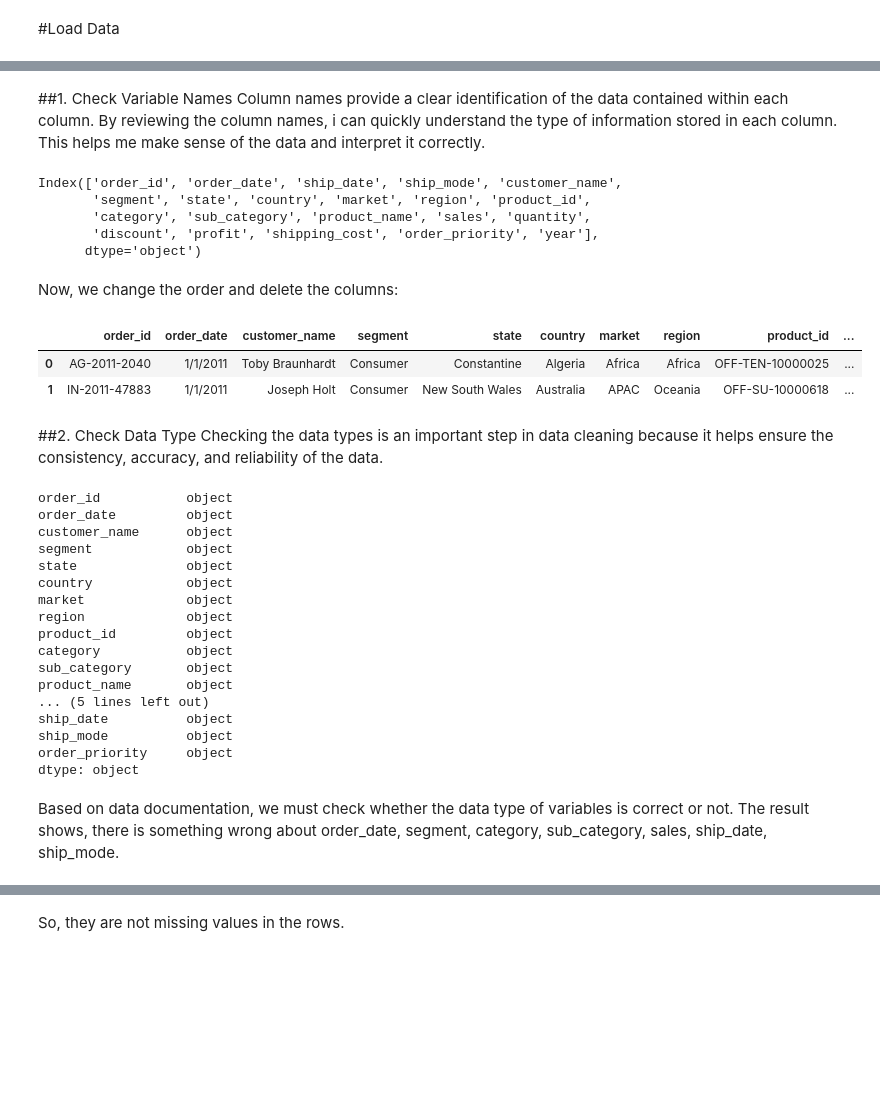
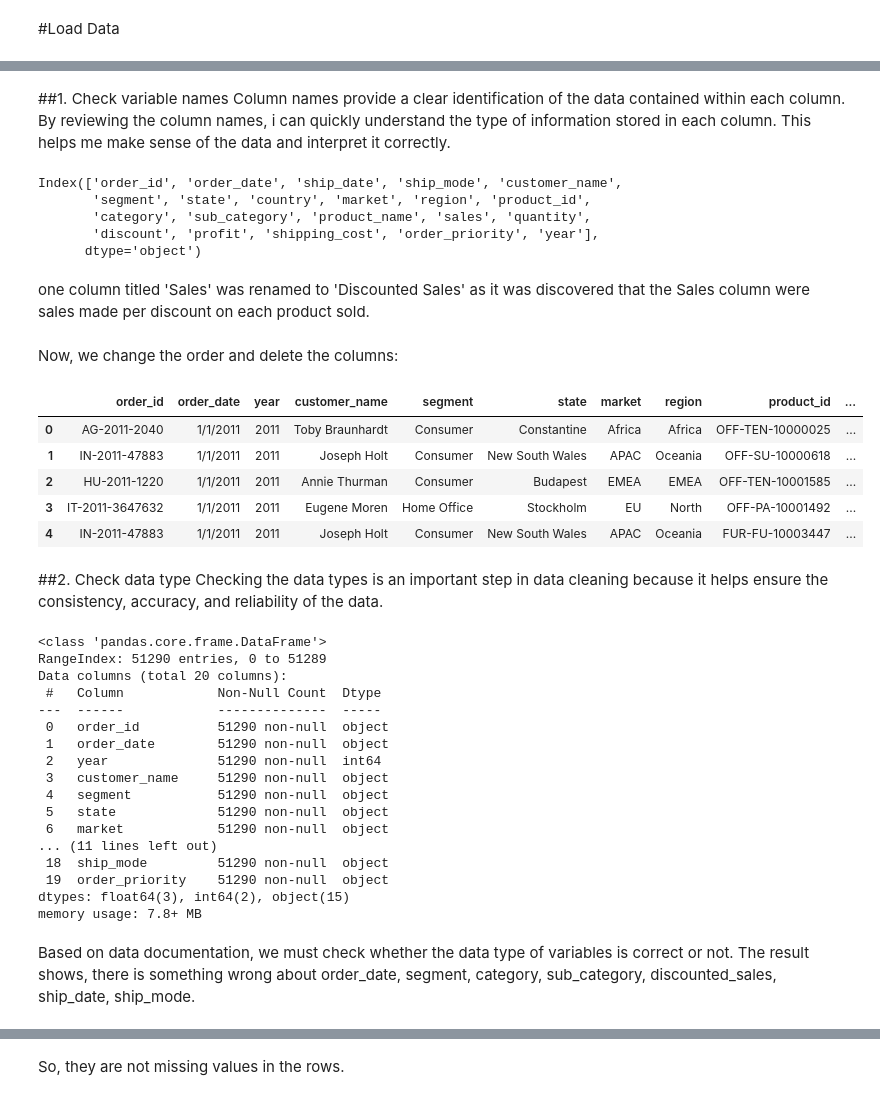
Before and after one commit to FatoniRahmat/Data-Analyst-in-Python, a Jupyter notebook: Superstore_Sales.ipynb, the cells around one changed output, grey strips where cells are left out. Cells and saved outputs as stored; diff of their text form; code cells hidden in the pictures; blank space fills up the shorter version.

```diff
--- a/Superstore_Sales.ipynb
+++ b/Superstore_Sales.ipynb
@@ -7,9 +17,13 @@ import pandas as pd
 import numpy as np
 import matplotlib.pyplot as plt
 import seaborn as sns
+import warnings
+
+warnings.filterwarnings('ignore')
+
 %matplotlib inline
-import warnings
-warnings.filterwarnings('ignore')
+pd.set_option('display.max_columns', 22)
+pd.set_option('display.max_rows', 10)
 # %% [markdown]
 #Load Data
 # %%
@@ -38,5 +53,5 @@ df.head()
 # %% [markdown]
-##1. Check Variable Names
+##1. Check variable names
 Column names provide a clear identification of the data contained within each column. By reviewing the column names, i can quickly understand the type of information stored in each column. This helps me make sense of the data and interpret it correctly.
 # %%
 #Check columns
@@ -47,49 +62,61 @@ Index(['order_id', 'order_date', 'ship_date', 'ship_mode', 'customer_name',
        'category', 'sub_category', 'product_name', 'sales', 'quantity',
        'discount', 'profit', 'shipping_cost', 'order_priority', 'year'],
       dtype='object')
+# %% [markdown]
+one column titled 'Sales' was renamed to 'Discounted Sales' as it was discovered that the Sales column were sales made per discount on each product sold.
 # %% [markdown]
 Now, we change the order and delete the columns:
+# %%
+##Change the column name
+df.columns = ['order_id', 'order_date', 'ship_date', 'ship_mode', 'customer_name',
+              'segment', 'state', 'country', 'market', 'region', 'product_id',
+              'category', 'sub_category', 'product_name', 'discounted_sales', 'quantity',
+              'discount(%)', 'profit', 'shipping_cost', 'order_priority', 'year']
 # %%
 #Change the column order
-col_order = ['order_id', 'order_date', 'customer_name', 'segment', 'state', 'country',
+col_order = ['order_id', 'order_date', 'year', 'customer_name', 'segment', 'state', 'country',
              'market', 'region', 'product_id', 'category', 'sub_category', 'product_name',
-             'sales', 'quantity', 'discount', 'profit', 'shipping_cost', 'ship_date',
-             'ship_mode', 'order_priority', 'year']
+             'discounted_sales', 'quantity', 'discount(%)', 'profit', 'shipping_cost', 'ship_date',
+             'ship_mode', 'order_priority']
 df = df[col_order]
 pd.set_option('display.max_columns', None)
+
 #Delete column year
-del df['year']
-df.head(2)
+df.drop(['country'], inplace = True, axis = 1)
+df.head()
 # %% [output]
-|  | order_id | order_date | customer_name | segment | state | country | market | region | product_id | ... |
-| 0 | AG-2011-2040 | 1/1/2011 | Toby Braunhardt | Consumer | Constantine | Algeria | Africa | Africa | OFF-TEN-10000025 | ... |
-| 1 | IN-2011-47883 | 1/1/2011 | Joseph Holt | Consumer | New South Wales | Australia | APAC | Oceania | OFF-SU-10000618 | ... |
+|  | order_id | order_date | year | customer_name | segment | state | market | region | product_id | ... |
+| 0 | AG-2011-2040 | 1/1/2011 | 2011 | Toby Braunhardt | Consumer | Constantine | Africa | Africa | OFF-TEN-10000025 | ... |
+| 1 | IN-2011-47883 | 1/1/2011 | 2011 | Joseph Holt | Consumer | New South Wales | APAC | Oceania | OFF-SU-10000618 | ... |
+| 2 | HU-2011-1220 | 1/1/2011 | 2011 | Annie Thurman | Consumer | Budapest | EMEA | EMEA | OFF-TEN-10001585 | ... |
+| 3 | IT-2011-3647632 | 1/1/2011 | 2011 | Eugene Moren | Home Office | Stockholm | EU | North | OFF-PA-10001492 | ... |
+| 4 | IN-2011-47883 | 1/1/2011 | 2011 | Joseph Holt | Consumer | New South Wales | APAC | Oceania | FUR-FU-10003447 | ... |
 # %% [markdown]
-##2. Check Data Type
+##2. Check data type
 Checking the data types is an important step in data cleaning because it helps ensure the consistency, accuracy, and reliability of the data.
 # %%
 #Check data type
-df.dtypes
+df.info()
 # %% [output]
-order_id           object
-order_date         object
-customer_name      object
-segment            object
-state              object
-country            object
-market             object
-region             object
-product_id         object
-category           object
-sub_category       object
-product_name       object
-... (5 lines left out)
-ship_date          object
-ship_mode          object
-order_priority     object
-dtype: object
+<class 'pandas.core.frame.DataFrame'>
+RangeIndex: 51290 entries, 0 to 51289
+Data columns (total 20 columns):
+ #   Column            Non-Null Count  Dtype
+---  ------            --------------  -----
+ 0   order_id          51290 non-null  object
+ 1   order_date        51290 non-null  object
+ 2   year              51290 non-null  int64
+ 3   customer_name     51290 non-null  object
+ 4   segment           51290 non-null  object
+ 5   state             51290 non-null  object
+ 6   market            51290 non-null  object
+... (11 lines left out)
+ 18  ship_mode         51290 non-null  object
+ 19  order_priority    51290 non-null  object
+dtypes: float64(3), int64(2), object(15)
+memory usage: 7.8+ MB
 # %% [markdown]
-Based on data documentation, we must check whether the data type of variables is correct or not. The result shows, there is something wrong about order_date, segment, category, sub_category, sales, ship_date, ship_mode.
+Based on data documentation, we must check whether the data type of variables is correct or not. The result shows, there is something wrong about order_date, segment, category, sub_category, discounted_sales, ship_date, ship_mode.
 # %%
 #Change data type
 df['order_date'] = pd.to_datetime(df.order_date,).dt.tz_localize(None)
```
Also changed, not shown: parts of 137 cells of this notebook.
